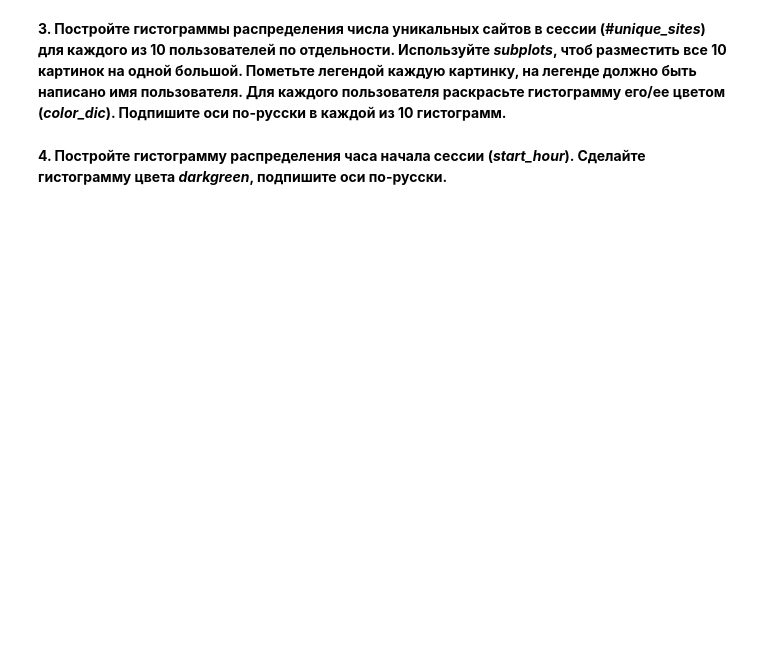
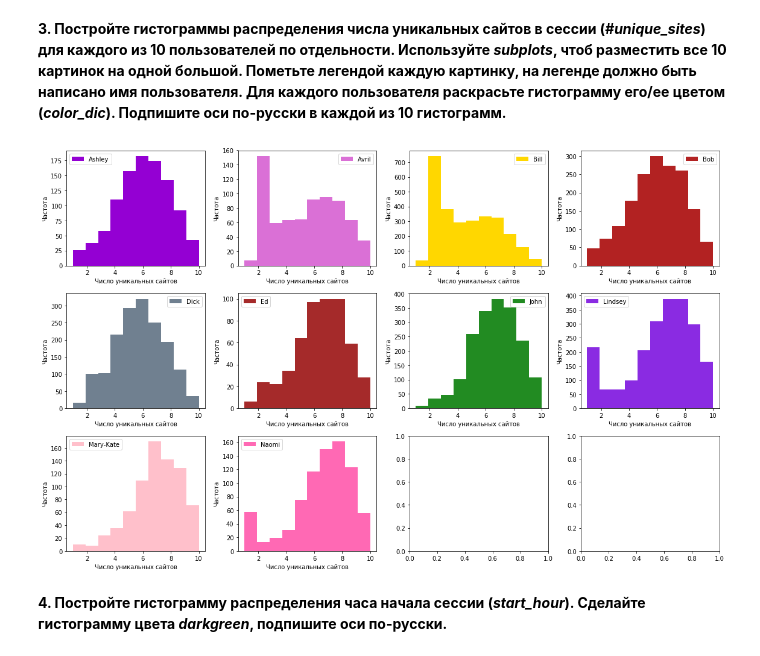
Before and after one commit to EIvanova3/elka, a Jupyter notebook: week3_visual_analysis_and_fe.ipynb, the cells around one changed output. Drawn from its saved outputs; the diff is of its cells as text; code cells hidden in the pictures; blank space fills up the shorter version.

```diff
--- a/week3_visual_analysis_and_fe.ipynb
+++ b/week3_visual_analysis_and_fe.ipynb
@@ -302,8 +271,14 @@ train_data_10users['#unique_sites']  ''' ВАШ КОД ЗДЕСЬ '''
 # %%
 fig, axes = plt.subplots(nrows=3, ncols=4, figsize=(16, 10))
 
 # как вариант, можно и по-другому
-for idx, (user, sub_df) in  enumerate(pd.groupby(train_data_10users, 'user_id')):
-     ''' ВАШ КОД ЗДЕСЬ '''
+for idx, (user, sub_df) in  enumerate(pd.groupby(train_data_10users, 'target')):
+    ax = axes[idx // 4, idx % 4]
+    pd.Series(sub_df['#unique_sites'], name=user).plot(ax=ax, kind='hist', color=color_dic[user], legend=True)
+    ax.set_ylabel('Частота')
+    ax.set_xlabel('Число уникальных сайтов')
+fig.tight_layout()
+# %% [output]
+[figure, added]
 # %% [markdown]
 **4. Постройте гистограмму распределения часа начала сессии (*start_hour*). Сделайте гистограмму цвета *darkgreen*, подпишите оси по-русски.**
```
Also changed, not shown: parts of 28 cells of this notebook, 1 other file.
